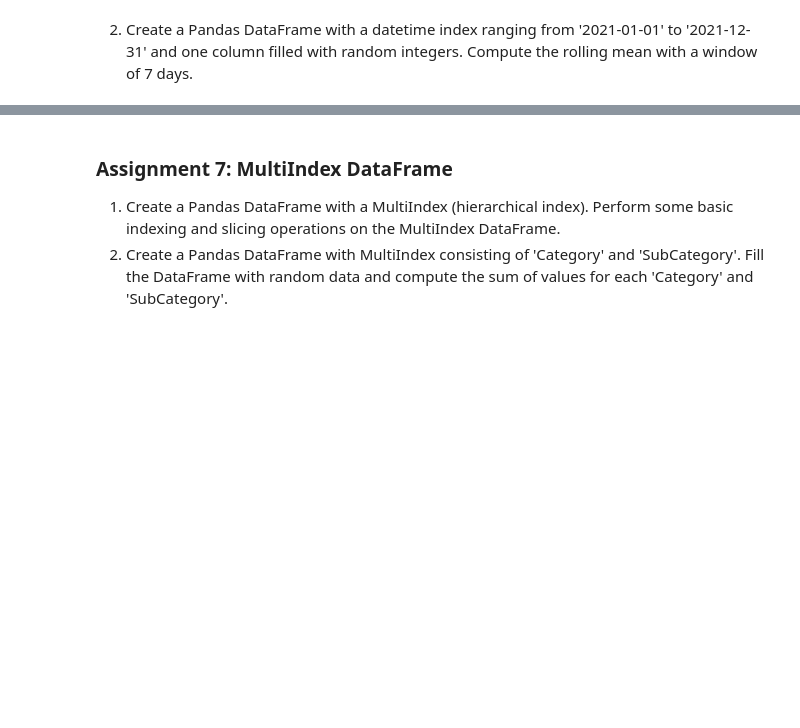
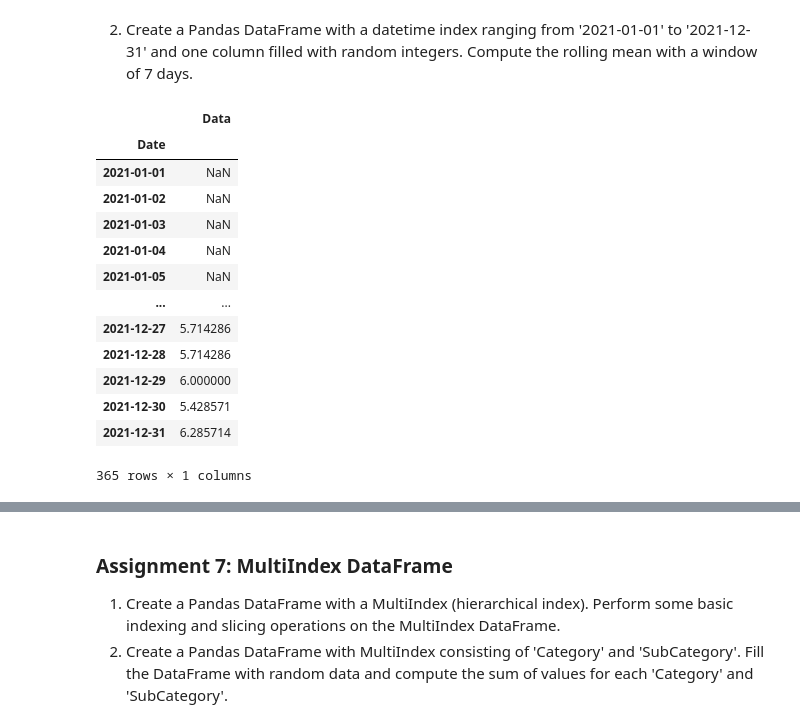
Before and after one commit to ArunNegi112/Python-Learning-Path-Topic-Wise-Assignments, a Jupyter notebook: Assignments/numpypandasassignments/pandasasssignments.ipynb, the cells around one changed output, grey strips where cells are left out. Saved outputs shown, nothing was run; the diff lists cells and outputs as text; code cells hidden in the pictures; blank space fills up the shorter version.

```diff
--- a/Assignments/numpypandasassignments/pandasasssignments.ipynb
+++ b/Assignments/numpypandasassignments/pandasasssignments.ipynb
@@ -418,3 +476,29 @@ pd.concat([df5a,df5b],axis = 1)
 # %% [markdown]
 
 2. Create a Pandas DataFrame with a datetime index ranging from '2021-01-01' to '2021-12-31' and one column filled with random integers. Compute the rolling mean with a window of 7 days.
+# %%
+date_range = pd.date_range(start = '2021-01-01', end = '2021-12-31', freq='D')
+df6 = pd.DataFrame(date_range,columns=['Date'])
+
+df6['Data'] = np.random.randint(1,10,size=len(date_range))
+
+df6.set_index('Date',inplace=True)
+
+# Rolling mean : Rolling mean is the mean of certain number(window) of past values at that point.
+rolling_mean = df6.rolling(window=7).mean()
+rolling_mean
+# %% [output]
+|  | Data |
+| Date |  |
+| 2021-01-01 | NaN |
+| 2021-01-02 | NaN |
+| 2021-01-03 | NaN |
+| 2021-01-04 | NaN |
+| 2021-01-05 | NaN |
+| ... | ... |
+| 2021-12-27 | 5.714286 |
+| 2021-12-28 | 5.714286 |
+| 2021-12-29 | 6.000000 |
+| 2021-12-30 | 5.428571 |
+| 2021-12-31 | 6.285714 |
+365 rows × 1 columns
```
Also changed, not shown: parts of 21 cells of this notebook.
